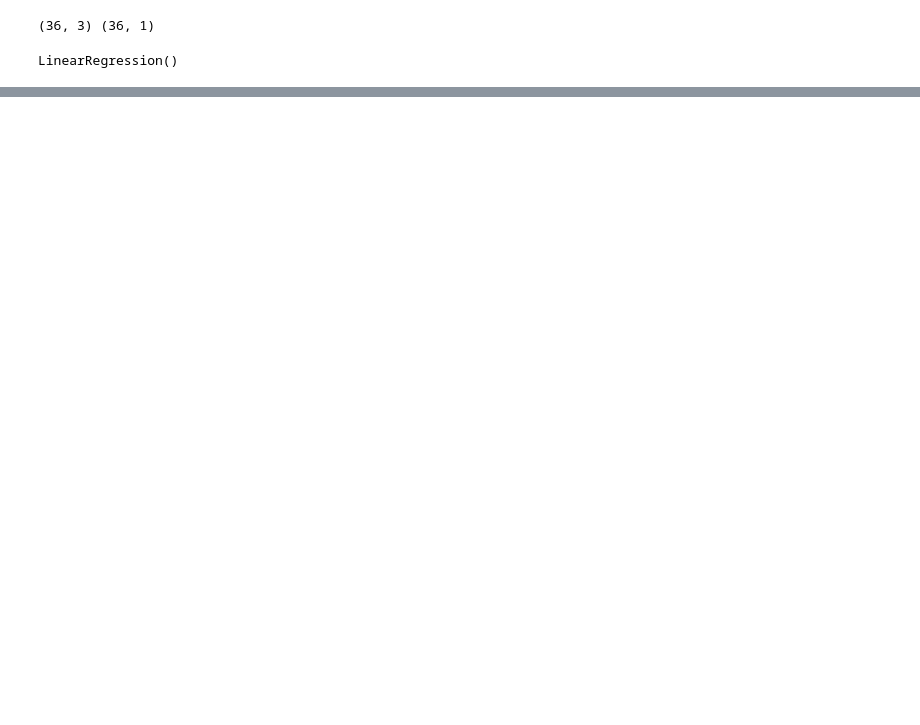
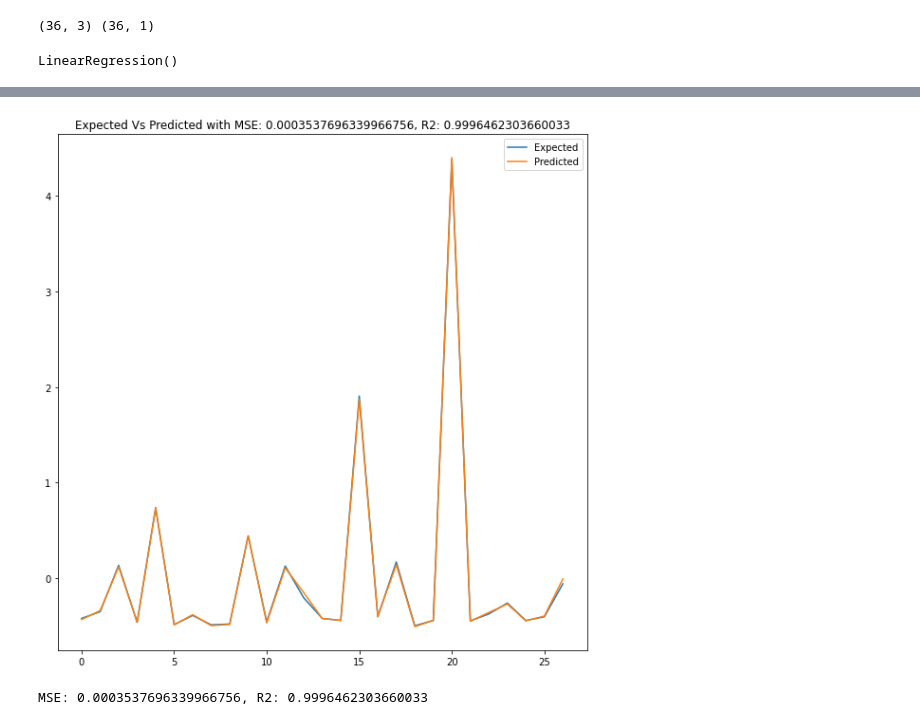
Before and after one commit to nsethi4310/CoffeeMLProject3, a Jupyter notebook: CoffeeProdPredict.ipynb, the cells around one changed output, grey strips where cells are left out. Saved outputs shown, nothing was run; the diff lists cells and outputs as text; code cells hidden in the pictures; blank space fills up the shorter version.

```diff
--- a/CoffeeProdPredict.ipynb
+++ b/CoffeeProdPredict.ipynb
@@ -147,17 +154,24 @@ plt.show()
 # %%
 # Creating graph for expected Vs Predicted graph
-pyplot.plot(y, label='Expected')
+pyplot.figure(figsize=(10,10))
+pyplot.plot(y_train_scaled, label='Expected')
 pyplot.plot(predictionslen, label='Predicted')
 pyplot.legend()
+pyplot.title("Expected Vs Predicted with MSE: 0.0003537696339966756, R2: 0.9996462303660033")
+pyplot.savefig("./coffee_prj/static/images/nidhi_expected_predicted")
 pyplot.show()
+# %% [output]
+[figure, added]
 # %%
 # Used X_test_scaled, y_test_scaled, and model.predict(X_test_scaled) to calculate MSE and R2
 
 ### BEGIN SOLUTION
 from sklearn.metrics import mean_squared_error
 
-MSE = mean_squared_error(y_test_scaled, predictionslen)
-r2 = model.score(X_test_scaled, y_test_scaled)
+MSE = mean_squared_error(y_train_scaled, predictionslen)
+r2 = model.score(X_train_scaled, y_train_scaled)
 ### END SOLUTION
 
 print(f"MSE: {MSE}, R2: {r2}")
+# %% [output]
+MSE: 0.0003537696339966756, R2: 0.9996462303660033
```
Also changed, not shown: parts of 12 cells of this notebook, 5 other files.
